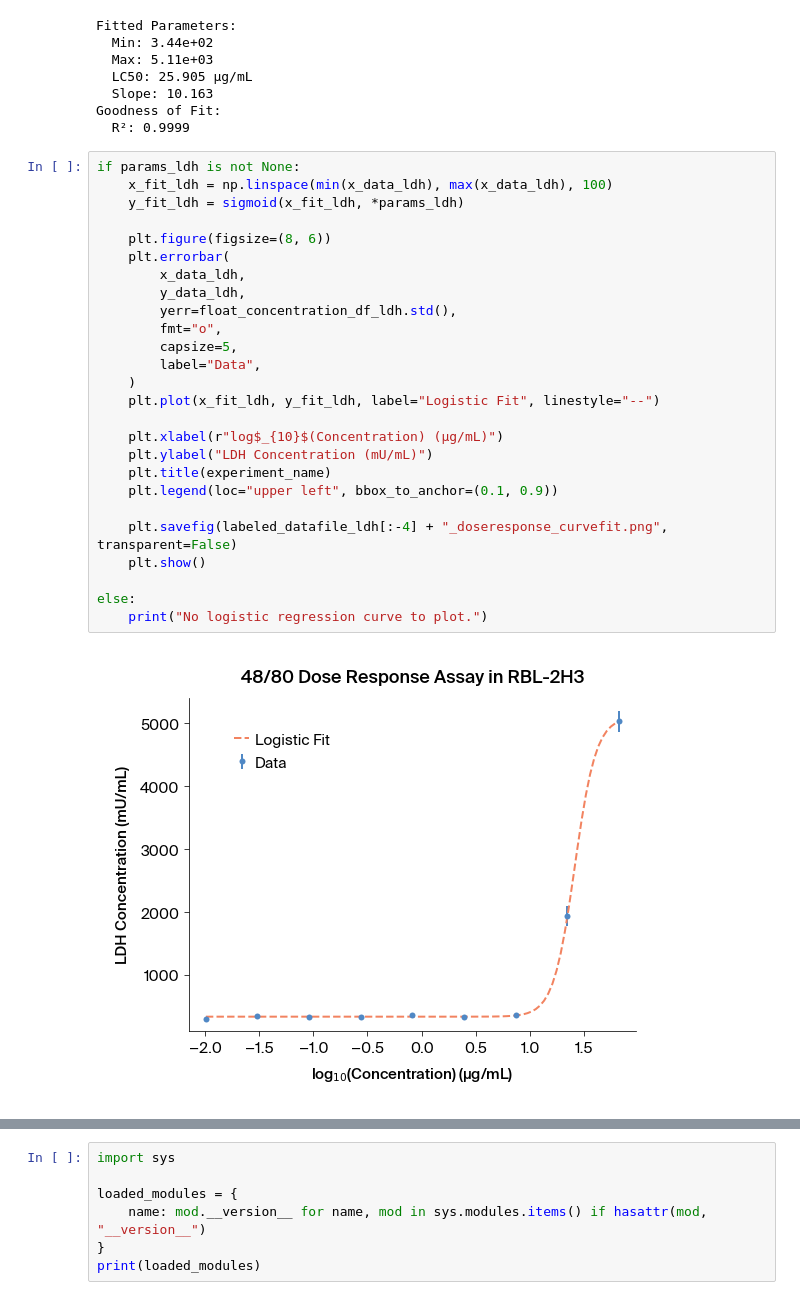
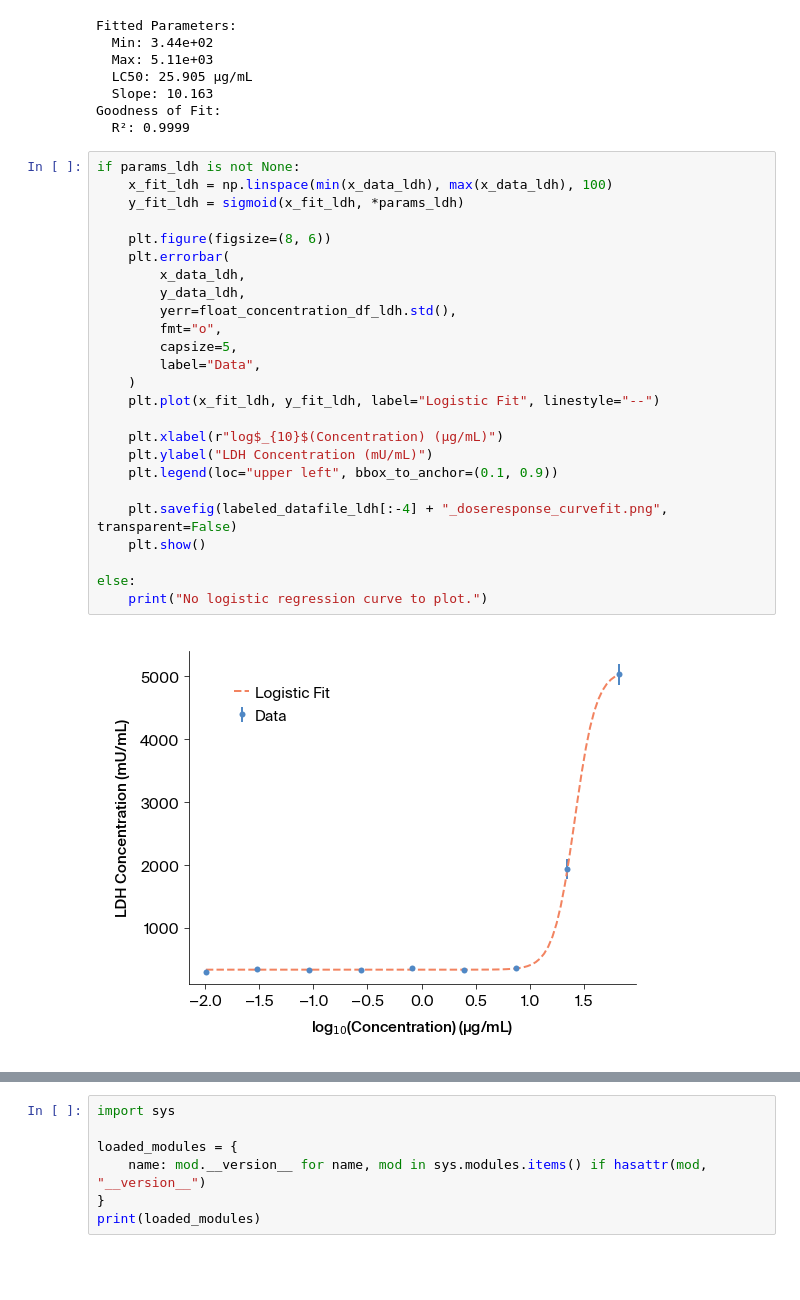
Before and after one commit to Arcadia-Science/2025-hex-assay-analysis, a Jupyter notebook: analysis_notebooks/dose_response_analysis.ipynb, the cells around one changed output, grey strips where cells are left out. Drawn from its saved outputs; the diff is of its cells as text; blank space fills up the shorter version.

```diff
--- a/analysis_notebooks/dose_response_analysis.ipynb
+++ b/analysis_notebooks/dose_response_analysis.ipynb
@@ -321,31 +315,30 @@ Goodness of Fit:
 # %%
 if params_ldh is not None:
     x_fit_ldh = np.linspace(min(x_data_ldh), max(x_data_ldh), 100)
     y_fit_ldh = sigmoid(x_fit_ldh, *params_ldh)
 
     plt.figure(figsize=(8, 6))
     plt.errorbar(
         x_data_ldh,
         y_data_ldh,
         yerr=float_concentration_df_ldh.std(),
         fmt="o",
         capsize=5,
         label="Data",
     )
     plt.plot(x_fit_ldh, y_fit_ldh, label="Logistic Fit", linestyle="--")
 
     plt.xlabel(r"log$_{10}$(Concentration) (µg/mL)")
     plt.ylabel("LDH Concentration (mU/mL)")
-    plt.title(experiment_name)
     plt.legend(loc="upper left", bbox_to_anchor=(0.1, 0.9))
 
     plt.savefig(labeled_datafile_ldh[:-4] + "_doseresponse_curvefit.png", transparent=False)
     plt.show()
 
 else:
     print("No logistic regression curve to plot.")
 # %% [output]
-[figure, old version]
+[figure, new version]
 # %%
 # Response values need to be normalized in order to plot them on the same graph.
 # This will enable us to compare the response of each assay at a particular concentration.
```
Also changed, not shown: parts of 5 cells of this notebook, 1 other file.
